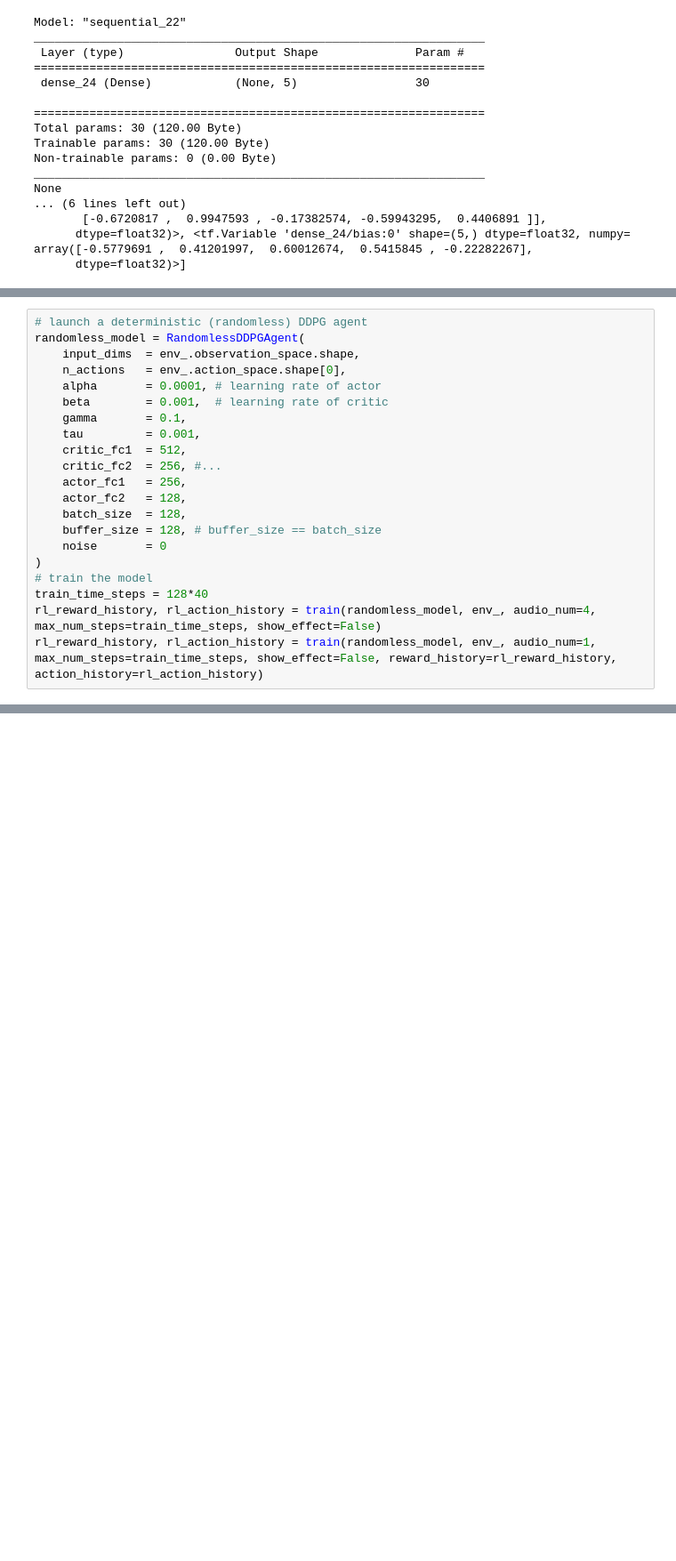
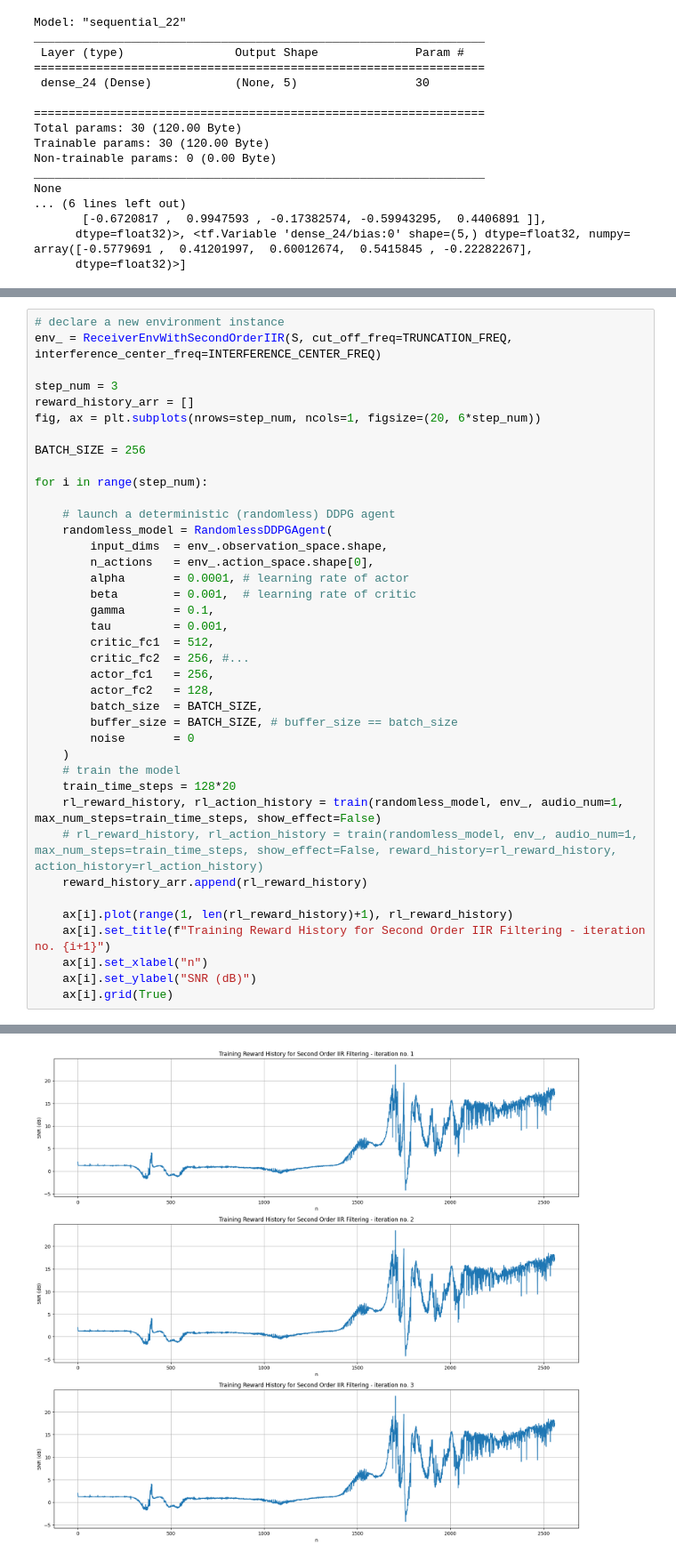
Before and after one commit to rajapaksha-rmpap/FYP, a Jupyter notebook: stage_2/notebook-stage_2.2.ipynb, the cells around one changed output, grey strips where cells are left out. Shown at 89% size. Cells and saved outputs as stored; diff of their text form; blank space fills up the shorter version.

```diff
--- a/stage_2/notebook-stage_2.2.ipynb
+++ b/stage_2/notebook-stage_2.2.ipynb
@@ -974,24 +983,42 @@ class RandomlessDDPGAgent:
 - To avoid the randomness induced by the exploration noise, set `noise` input argument of `RandomlessDDPGAgent` to 0.
 - If our assumption of the randomness of the model training is completely caused by the above 3 sources, then the following runs must result in identical learning curves...
 # %%
-# launch a deterministic (randomless) DDPG agent
-randomless_model = RandomlessDDPGAgent(
-    input_dims  = env_.observation_space.shape,
-    n_actions   = env_.action_space.shape[0],
-    alpha       = 0.0001, # learning rate of actor
-    beta        = 0.001,  # learning rate of critic
-    gamma       = 0.1,
-    tau         = 0.001,
-    critic_fc1  = 512,
-    critic_fc2  = 256, #...
-    actor_fc1   = 256,
-    actor_fc2   = 128,
-    batch_size  = 128,
-    buffer_size = 128, # buffer_size == batch_size
-    noise       = 0
-)
-# train the model
-train_time_steps = 128*40
-rl_reward_history, rl_action_history = train(randomless_model, env_, audio_num=4, max_num_steps=train_time_steps, show_effect=False)
-rl_reward_history, rl_action_history = train(randomless_model, env_, audio_num=1, max_num_steps=train_time_steps, show_effect=False, reward_history=rl_reward_history, action_history=rl_action_history)
+# declare a new environment instance
+env_ = ReceiverEnvWithSecondOrderIIR(S, cut_off_freq=TRUNCATION_FREQ, interference_center_freq=INTERFERENCE_CENTER_FREQ)
+
+step_num = 3
+reward_history_arr = []
+fig, ax = plt.subplots(nrows=step_num, ncols=1, figsize=(20, 6*step_num))
+
+BATCH_SIZE = 256
+
+for i in range(step_num):
+
+    # launch a deterministic (randomless) DDPG agent
+    randomless_model = RandomlessDDPGAgent(
+        input_dims  = env_.observation_space.shape,
+        n_actions   = env_.action_space.shape[0],
+        alpha       = 0.0001, # learning rate of actor
+        beta        = 0.001,  # learning rate of critic
+        gamma       = 0.1,
+        tau         = 0.001,
+        critic_fc1  = 512,
+        critic_fc2  = 256, #...
+        actor_fc1   = 256,
+        actor_fc2   = 128,
+        batch_size  = BATCH_SIZE,
+        buffer_size = BATCH_SIZE, # buffer_size == batch_size
+        noise       = 0
+    )
+    # train the model
+    train_time_steps = 128*20
+    rl_reward_history, rl_action_history = train(randomless_model, env_, audio_num=1, max_num_steps=train_time_steps, show_effect=False)
+    # rl_reward_history, rl_action_history = train(randomless_model, env_, audio_num=1, max_num_steps=train_time_steps, show_effect=False, reward_history=rl_reward_history, action_history=rl_action_history)
+    reward_history_arr.append(rl_reward_history)
+
+    ax[i].plot(range(1, len(rl_reward_history)+1), rl_reward_history)
+    ax[i].set_title(f"Training Reward History for Second Order IIR Filtering - iteration no. {i+1}")
+    ax[i].set_xlabel("n")
+    ax[i].set_ylabel("SNR (dB)")
+    ax[i].grid(True)
 # %% [output]
@@ -998,0 +1042 @@ rl_reward_history, rl_action_history = train(randomless_model, env_, audio_num=1
+[figure, added]
```
Also changed, not shown: parts of 9 cells of this notebook, 7 other files.
